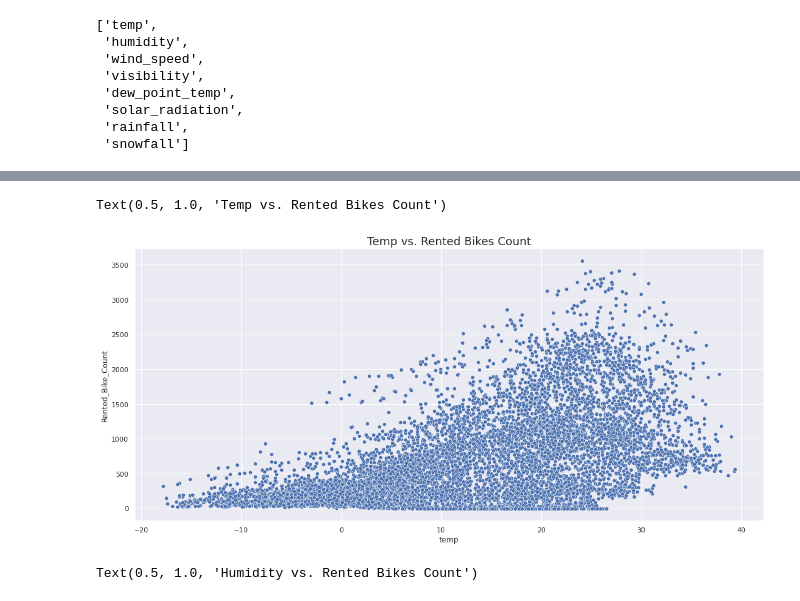
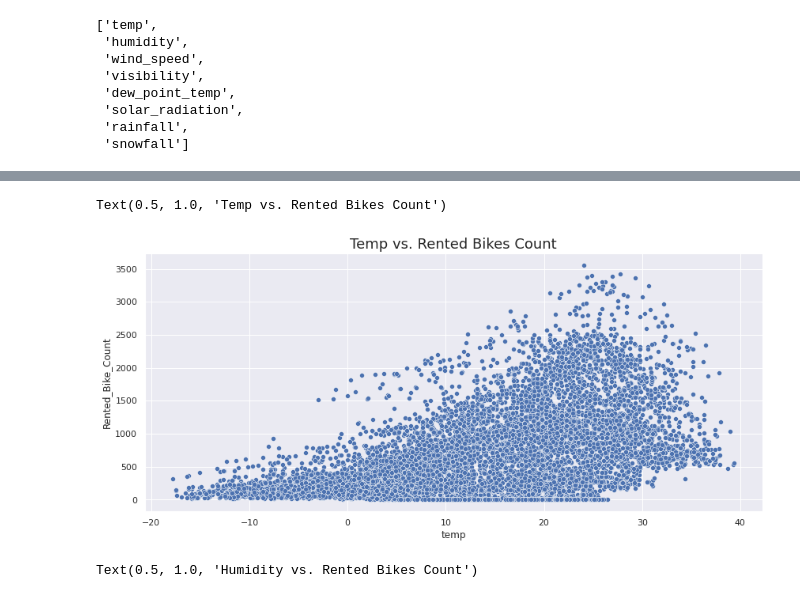
Before and after one commit to 007jayesh/Bike-Sharing-Demand-Prediction, a Jupyter notebook: Bike_Sharing_Demand_Prediction_Capstone_Project.ipynb, the cells around one changed output, grey strips where cells are left out. Drawn from its saved outputs; the diff is of its cells as text; code cells hidden in the pictures.

```diff
--- a/Bike_Sharing_Demand_Prediction_Capstone_Project.ipynb
+++ b/Bike_Sharing_Demand_Prediction_Capstone_Project.ipynb
@@ -163,8 +161,9 @@ df['Date'] =  pd.to_datetime(df['Date'])
+# %%
+from datetime import datetime
+import datetime as dt
+df['Date'] = df['Date'].apply(lambda x: dt.datetime.strptime(x,'%d/%m/%Y'))
 # %%
-df["Year"]=df["Date"].dt.year
-df["Month"]=df["Date"].dt.month
-
-df['weekday'] = df['Date'].dt.weekday
-df["Week"]=df["Date"].dt.week%4
-df["WeekOfYear"]=df["Date"].dt.week
+df["Year"]=df["Date"].map(lambda x: x.year).astype("object")
+df["Month"]=df["Date"].dt.month_name()
+df['Dayname'] = df['Date'].dt.day_name()
 # %%
@@ -190,5 +190,7 @@ print(df['Month'].unique())
-# %%
-df['Month'] = df['Month'].map({1:'January',2:'February',3:'March',4:'April',5:'May',6:'June',7:'July',8:'August',9:'September',10:'October',11:'November',12:'December'})
+# %%
+Cat_Hour = ['Hour']
+for i in Cat_Hour:
+  df[i] = df[i].astype('category')
 # %%
 df.head()
 # %% [output]
@@ -345,14 +400,14 @@ numerical_variables
 # %%
 import seaborn
 seaborn.set(style='whitegrid')
-sns.set(rc = {'figure.figsize':(18,8)})
+sns.set(rc = {'figure.figsize':(14,6)})
 Bike_vs_temp=seaborn.scatterplot(x="temp",
                     y="Rented_Bike_Count",
                     data=df)
 Bike_vs_temp.set_title("Temp vs. Rented Bikes Count",fontsize=18)
 # %% [output]
 Text(0.5, 1.0, 'Temp vs. Rented Bikes Count')
-[figure, old version]
+[figure, new version]
 # %%
 seaborn.set(style='whitegrid')
 sns.set(rc = {'figure.figsize':(10,8)})
```
Also changed, not shown: parts of 60 cells of this notebook.
